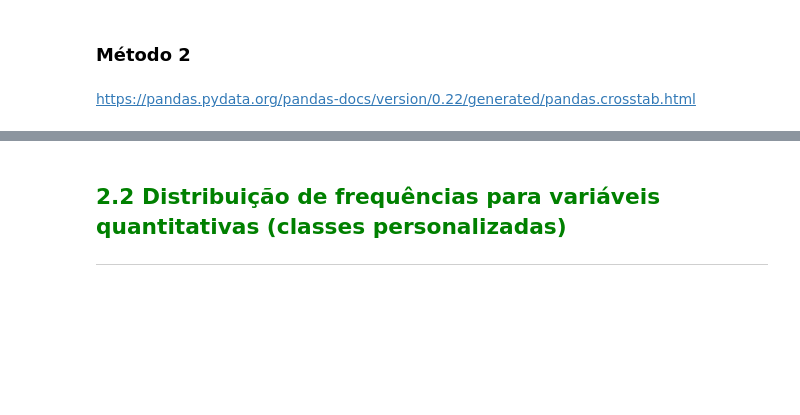
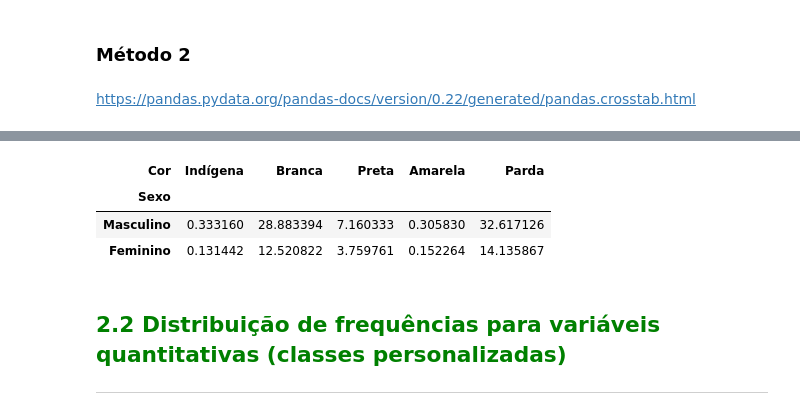
Before and after one commit to caiomarchiorato/-estudos-_estatistica_python, a Jupyter notebook: Curso_de_Estatística_Parte_1.ipynb, the cells around one changed output, grey strips where cells are left out. Saved outputs shown, nothing was run; the diff lists cells and outputs as text; code cells hidden in the pictures; blank space fills up the shorter version.

```diff
--- a/Curso_de_Estatística_Parte_1.ipynb
+++ b/Curso_de_Estatística_Parte_1.ipynb
@@ -223,3 +272,18 @@ https://pandas.pydata.org/pandas-docs/version/0.22/generated/pandas.crosstab.htm
+# %%
+percentual = pd.crosstab(dados['Sexo'],
+                         dados['Cor'], normalize = True,
+                         aggfunc = 'mean',
+                         values = dados.Renda) * 100
+
+
+percentual.rename(index= sexo, inplace= True)
+percentual.rename(columns= cor, inplace= True)
+percentual
+# %% [output]
+| Cor | Indígena | Branca | Preta | Amarela | Parda |
+| Sexo |  |  |  |  |  |
+| Masculino | 0.333160 | 28.883394 | 7.160333 | 0.305830 | 32.617126 |
+| Feminino | 0.131442 | 12.520822 | 3.759761 | 0.152264 | 14.135867 |
 # %% [markdown]
 ## <font color=green>2.2 Distribuição de frequências para variáveis quantitativas (classes personalizadas)</font>
 ***
```
Also changed, not shown: parts of 6 cells of this notebook.
